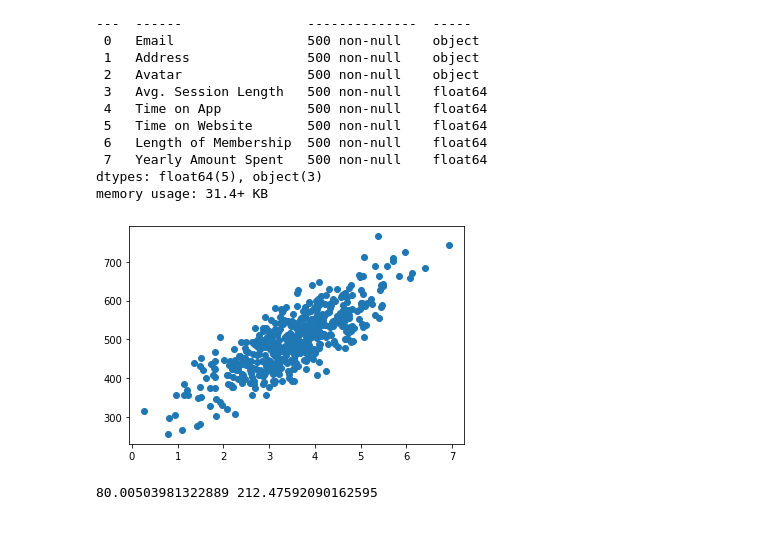
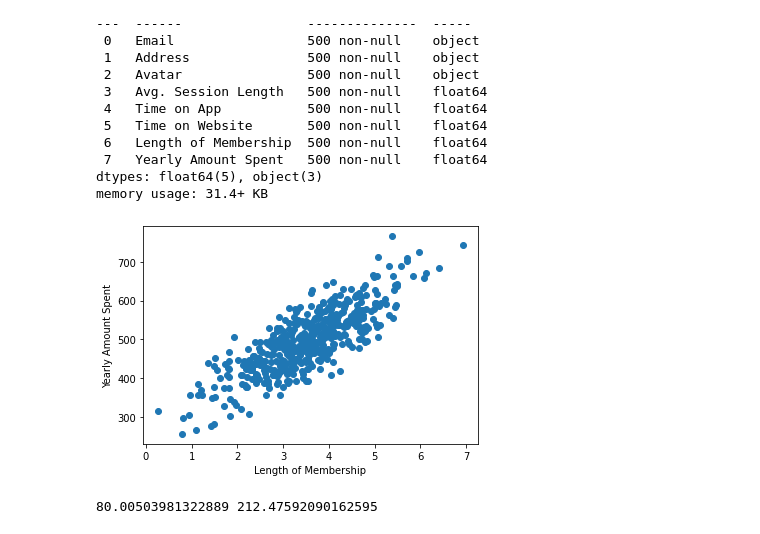
Before and after one commit to Antony-gitau/machine_learning_playground, a Jupyter notebook: linear-regression-example.ipynb, the cells around one changed output. Saved outputs shown, nothing was run; the diff lists cells and outputs as text; code cells hidden in the pictures.

```diff
--- a/linear-regression-example.ipynb
+++ b/linear-regression-example.ipynb
@@ -36,10 +36,12 @@ memory usage: 31.4+ KB
 # %%
 #Suppose we want to predict how much a customer is likely to spend in a year based on their engagement metrics
 plt.scatter(data["Length of Membership"],data["Yearly Amount Spent"])
 plt.savefig('scatter_plot.png', format='png') # tobe able to download the plot
+plt.xlabel("Length of Membership")
+plt.ylabel("Yearly Amount Spent")
 plt.show()
 # %% [output]
-[figure, old version]
+[figure, new version]
 # %%
 # X - feature (input to the model),
 # y -target (output from the model)
```
Also changed, not shown: parts of 1 cell of this notebook.
